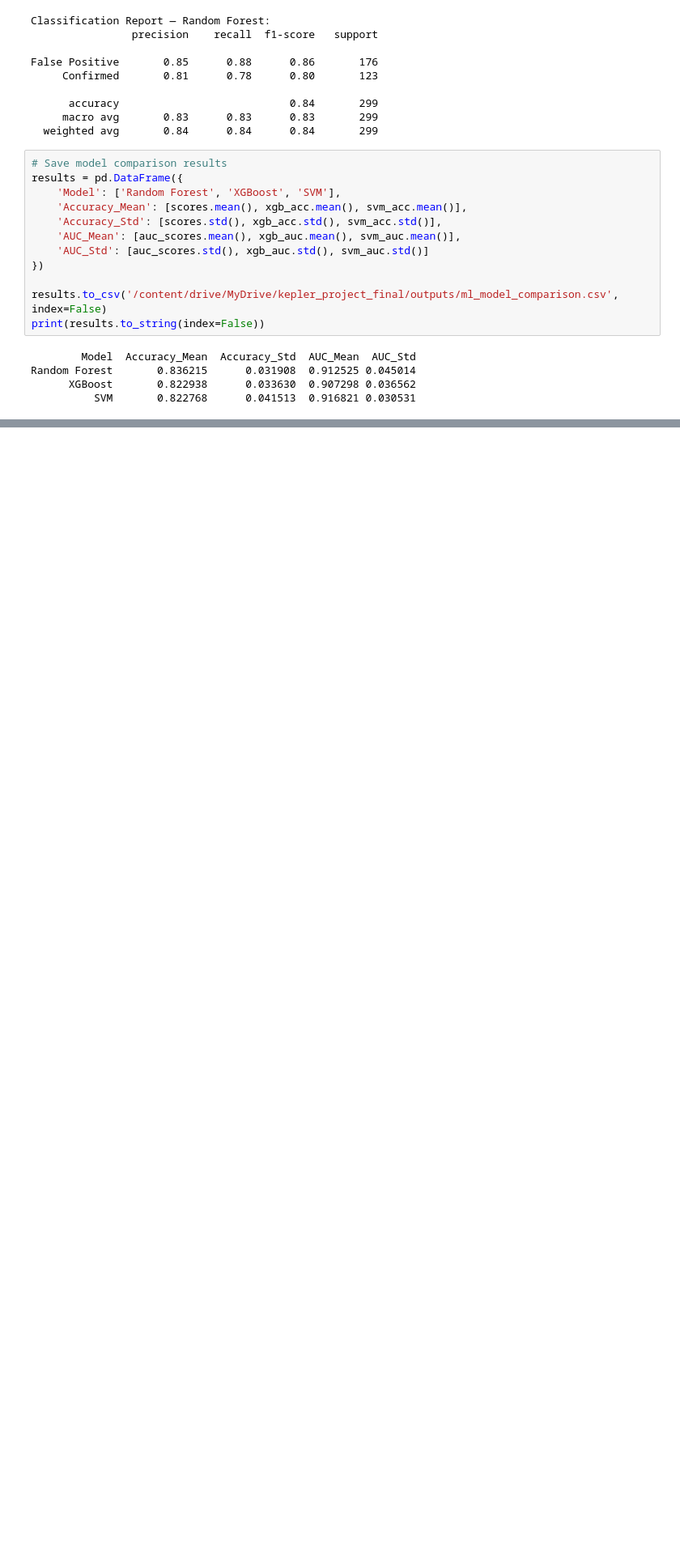
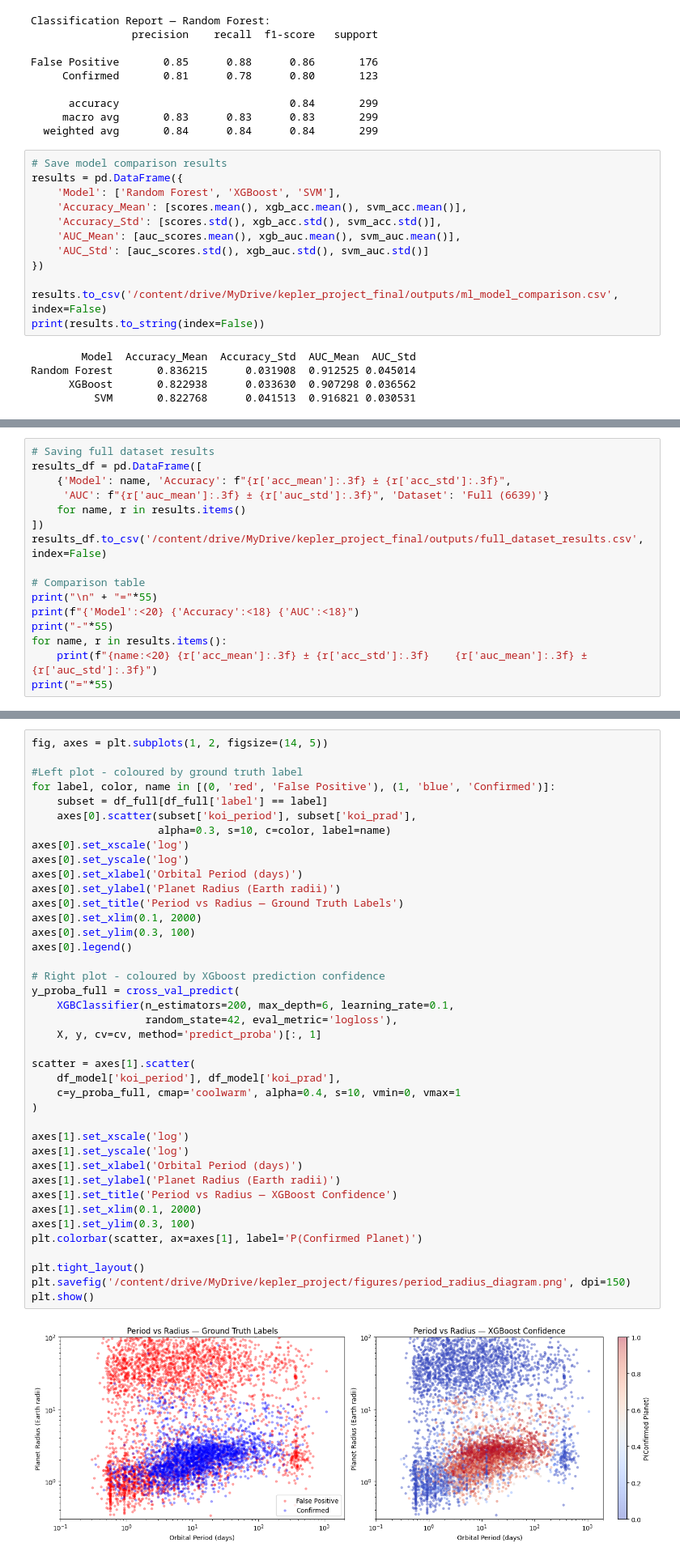
Before and after one commit to hassan310120/MSc-Final-Project, a Jupyter notebook: Kepler.ipynb, the cells around one changed output, grey strips where cells are left out. Shown at 81% size. Saved outputs shown, nothing was run; the diff lists cells and outputs as text; blank space fills up the shorter version.

```diff
--- a/Kepler.ipynb
+++ b/Kepler.ipynb
@@ -1050,0 +1162,16 @@ Random Forest       0.836215      0.031908  0.912525 0.045014
+# %%
+# Saving full dataset results
+results_df = pd.DataFrame([
+    {'Model': name, 'Accuracy': f"{r['acc_mean']:.3f} ± {r['acc_std']:.3f}",
+     'AUC': f"{r['auc_mean']:.3f} ± {r['auc_std']:.3f}", 'Dataset': 'Full (6639)'}
+    for name, r in results.items()
+])
+results_df.to_csv('/content/drive/MyDrive/kepler_project_final/outputs/full_dataset_results.csv', index=False)
+
+# Comparison table
+print("\n" + "="*55)
+print(f"{'Model':<20} {'Accuracy':<18} {'AUC':<18}")
+print("-"*55)
+for name, r in results.items():
+    print(f"{name:<20} {r['acc_mean']:.3f} ± {r['acc_std']:.3f}    {r['auc_mean']:.3f} ± {r['auc_std']:.3f}")
+print("="*55)
@@ -1050,0 +1188,42 @@ Random Forest       0.836215      0.031908  0.912525 0.045014
+# %%
+fig, axes = plt.subplots(1, 2, figsize=(14, 5))
+
+#Left plot - coloured by ground truth label
+for label, color, name in [(0, 'red', 'False Positive'), (1, 'blue', 'Confirmed')]:
+    subset = df_full[df_full['label'] == label]
+    axes[0].scatter(subset['koi_period'], subset['koi_prad'],
+                    alpha=0.3, s=10, c=color, label=name)
+axes[0].set_xscale('log')
+axes[0].set_yscale('log')
+axes[0].set_xlabel('Orbital Period (days)')
+axes[0].set_ylabel('Planet Radius (Earth radii)')
+axes[0].set_title('Period vs Radius — Ground Truth Labels')
+axes[0].set_xlim(0.1, 2000)
+axes[0].set_ylim(0.3, 100)
+axes[0].legend()
+
+# Right plot - coloured by XGboost prediction confidence
+y_proba_full = cross_val_predict(
+    XGBClassifier(n_estimators=200, max_depth=6, learning_rate=0.1,
+                  random_state=42, eval_metric='logloss'),
+    X, y, cv=cv, method='predict_proba')[:, 1]
+
+scatter = axes[1].scatter(
+    df_model['koi_period'], df_model['koi_prad'],
+    c=y_proba_full, cmap='coolwarm', alpha=0.4, s=10, vmin=0, vmax=1
+)
+
+axes[1].set_xscale('log')
+axes[1].set_yscale('log')
+axes[1].set_xlabel('Orbital Period (days)')
+axes[1].set_ylabel('Planet Radius (Earth radii)')
+axes[1].set_title('Period vs Radius — XGBoost Confidence')
+axes[1].set_xlim(0.1, 2000)
+axes[1].set_ylim(0.3, 100)
+plt.colorbar(scatter, ax=axes[1], label='P(Confirmed Planet)')
+
+plt.tight_layout()
+plt.savefig('/content/drive/MyDrive/kepler_project/figures/period_radius_diagram.png', dpi=150)
+plt.show()
+# %% [output]
+[figure, added]
```
Also changed, not shown: parts of 10 cells of this notebook.
